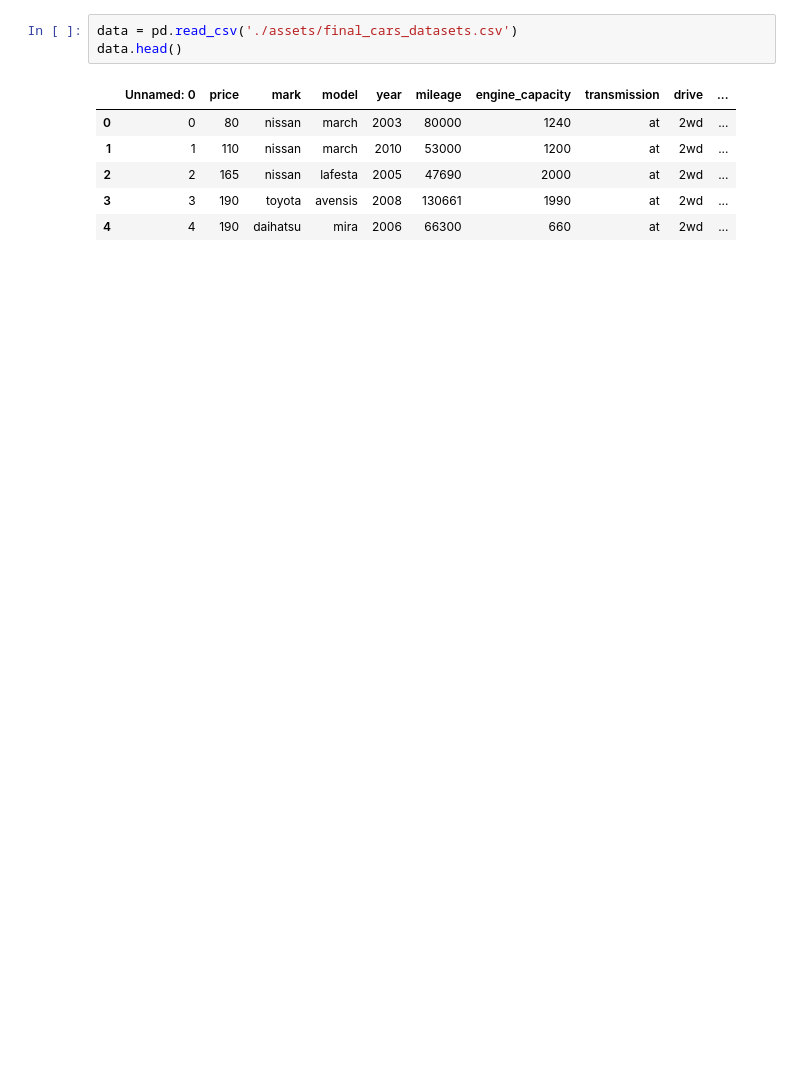
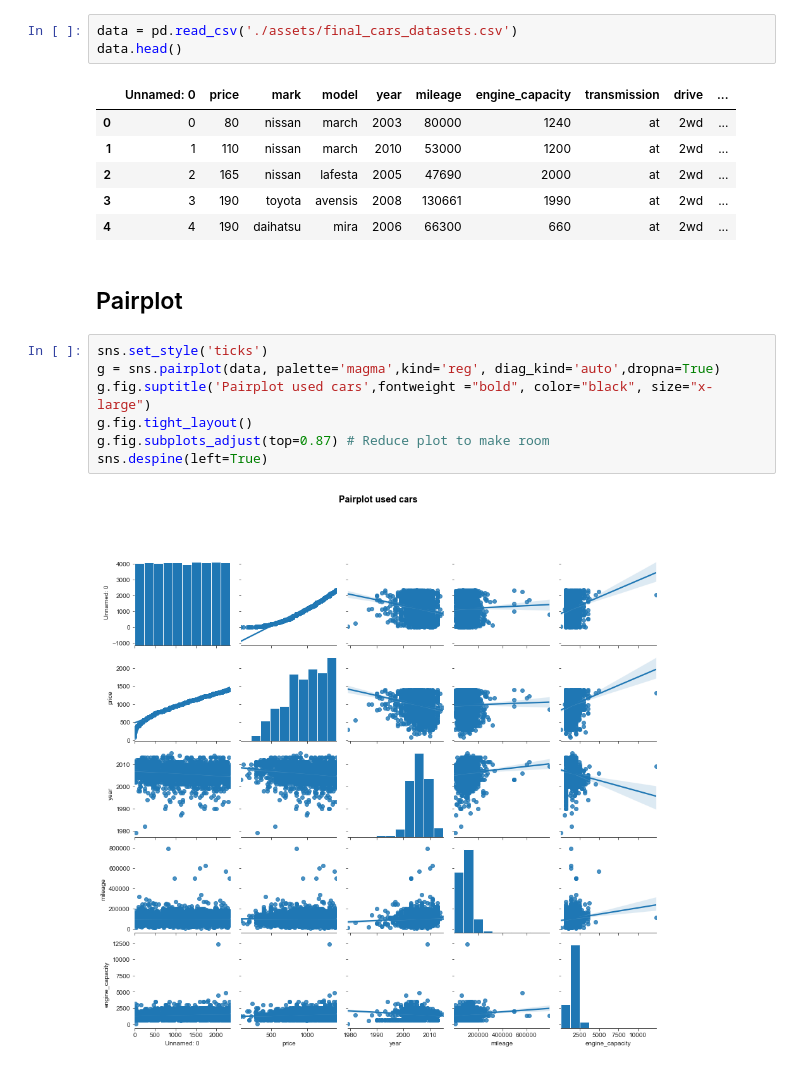
Before and after one commit to Maarten-Vandaele/Kaggle_Francisco_Maarten, a Jupyter notebook: visualizations.ipynb, the cells around one changed output. Saved outputs shown, nothing was run; the diff lists cells and outputs as text; blank space fills up the shorter version.

Commit message:
commit visualisations to branch maarten

```diff
--- a/visualizations.ipynb
+++ b/visualizations.ipynb
@@ -12,3 +13,14 @@ data.head()
 | 2 | 2 | 165 | nissan | lafesta | 2005 | 47690 | 2000 | at | 2wd | ... |
 | 3 | 3 | 190 | toyota | avensis | 2008 | 130661 | 1990 | at | 2wd | ... |
 | 4 | 4 | 190 | daihatsu | mira | 2006 | 66300 | 660 | at | 2wd | ... |
+# %% [markdown]
+## Pairplot
+# %%
+sns.set_style('ticks')
+g = sns.pairplot(data, palette='magma',kind='reg', diag_kind='auto',dropna=True)
+g.fig.suptitle('Pairplot used cars',fontweight ="bold", color="black", size="x-large")
+g.fig.tight_layout()
+g.fig.subplots_adjust(top=0.87) # Reduce plot to make room
+sns.despine(left=True)
+# %% [output]
+[figure, added]
```
Also changed, not shown: parts of 3 cells of this notebook.
